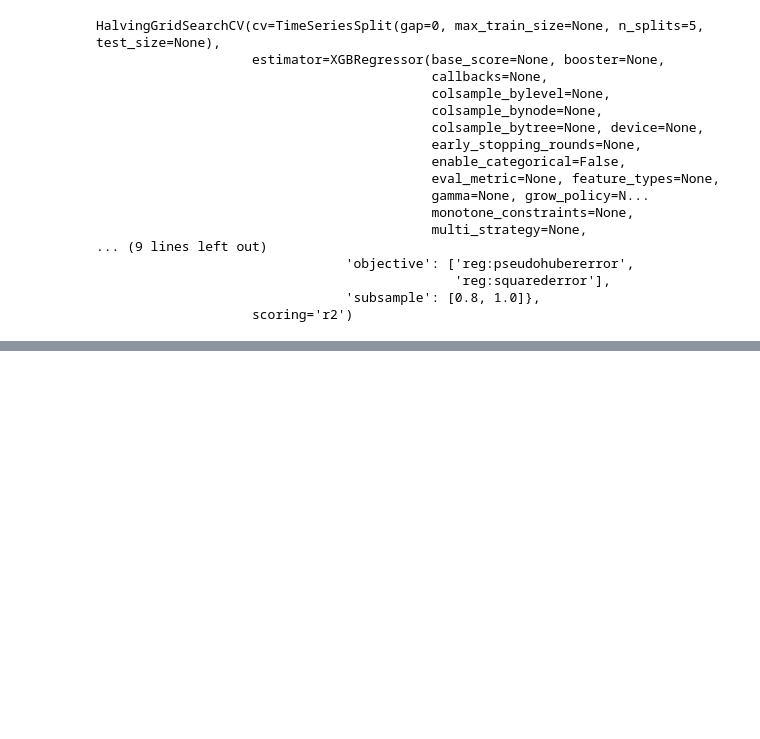
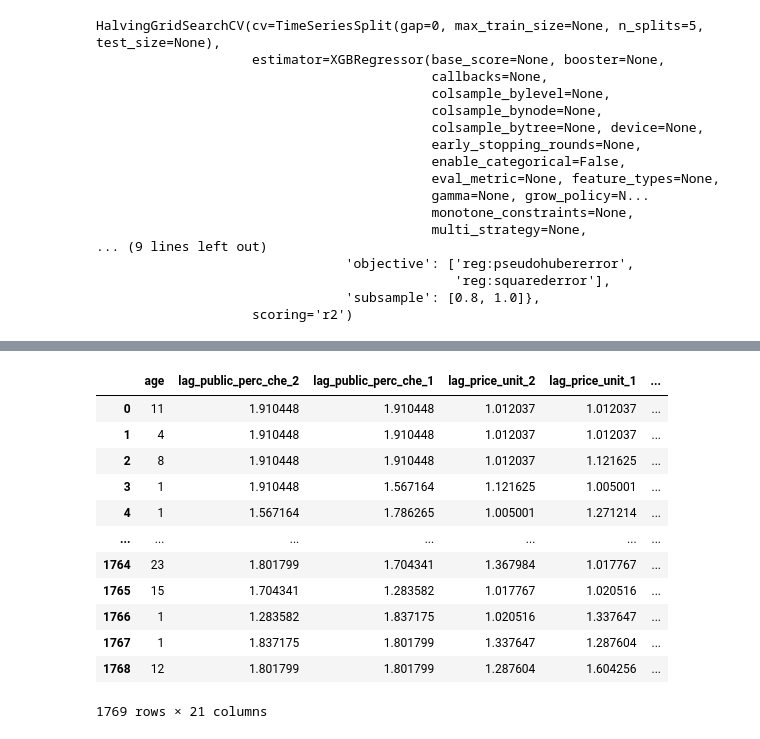
Before and after one commit to NguyenNguyen205/Team51Datathon, a Jupyter notebook: model/xgboost.ipynb, the cells around one changed output, grey strips where cells are left out. Saved outputs shown, nothing was run; the diff lists cells and outputs as text; code cells hidden in the pictures; blank space fills up the shorter version.

```diff
--- a/model/xgboost.ipynb
+++ b/model/xgboost.ipynb
@@ -156,0 +172,28 @@ R2 score is 0.243922
+# %%
+submit_x = df.iloc[:,:-1]
+# %%
+submit_x['date'] = pd.to_datetime(submit_x['date'])
+submit_x['launch_date'] = pd.to_datetime(submit_x['launch_date'])
+submit_x['age'] = (submit_x['date'].dt.year - submit_x['launch_date'].dt.year) * 12 + (submit_x['date'].dt.month - submit_x['launch_date'].dt.month)
+# %%
+submit_x.drop(['launch_date', 'date'], axis=1, inplace=True)
+# %%
+cols = submit_x.columns.tolist()
+cols = cols[-1:] + cols[:-1]
+submit_x = submit_x[cols]
+# %%
+submit_x
+# %% [output]
+|  | age | lag_public_perc_che_2 | lag_public_perc_che_1 | lag_price_unit_2 | lag_price_unit_1 | ... |
+| 0 | 11 | 1.910448 | 1.910448 | 1.012037 | 1.012037 | ... |
+| 1 | 4 | 1.910448 | 1.910448 | 1.012037 | 1.012037 | ... |
+| 2 | 8 | 1.910448 | 1.910448 | 1.012037 | 1.121625 | ... |
+| 3 | 1 | 1.910448 | 1.567164 | 1.121625 | 1.005001 | ... |
+| 4 | 1 | 1.567164 | 1.786265 | 1.005001 | 1.271214 | ... |
+| ... | ... | ... | ... | ... | ... | ... |
+| 1764 | 23 | 1.801799 | 1.704341 | 1.367984 | 1.017767 | ... |
+| 1765 | 15 | 1.704341 | 1.283582 | 1.017767 | 1.020516 | ... |
+| 1766 | 1 | 1.283582 | 1.837175 | 1.020516 | 1.337647 | ... |
+| 1767 | 1 | 1.837175 | 1.801799 | 1.337647 | 1.287604 | ... |
+| 1768 | 12 | 1.801799 | 1.801799 | 1.287604 | 1.604256 | ... |
+1769 rows × 21 columns
```
Also changed, not shown: parts of 18 cells of this notebook, 6 other files.
